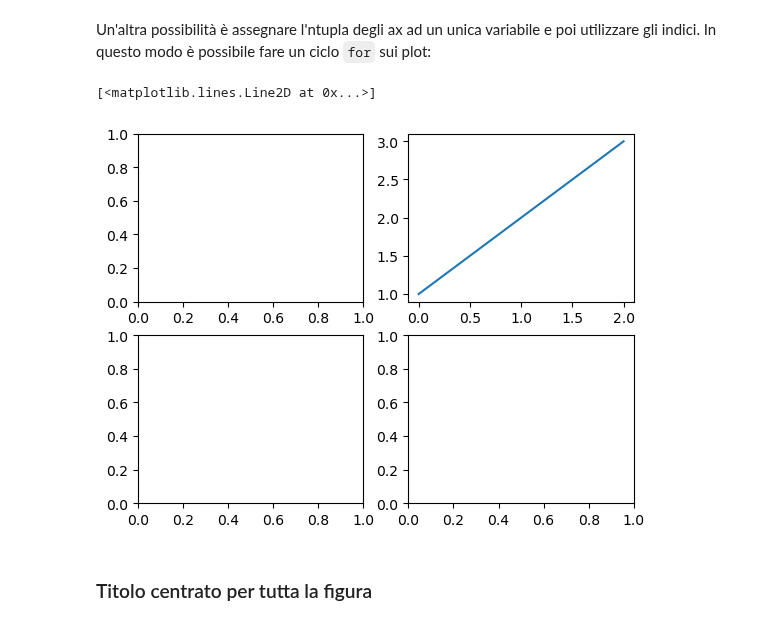
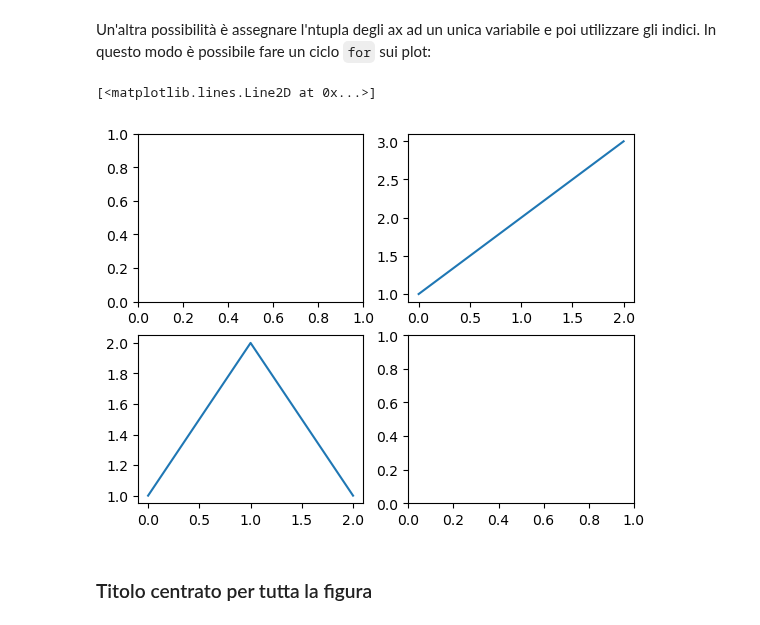
Before and after one commit to mainaezio/TIF_2025_Introduction_to_Python, a Jupyter notebook: ipynb/08_plots.ipynb, the cells around one changed output. Cells and saved outputs as stored; diff of their text form; code cells hidden in the pictures.

```diff
--- a/ipynb/08_plots.ipynb
+++ b/ipynb/08_plots.ipynb
@@ -229,10 +229,12 @@ fig, ((ax1, ax2), (ax3, ax4)) = plt.subplots(nrows=2, ncols=2)
 Un'altra possibilit&agrave; &egrave; assegnare l'ntupla degli ax ad un unica variabile e poi utilizzare gli indici. In questo modo &egrave; possibile fare un ciclo `for` sui plot:
 # %%
 fig1, my_ax = plt.subplots(nrows=2, ncols=2)
-my_ax[0, 1].plot(np.array([1, 2, 3]))
+my_ax[0][1].plot(np.array([1, 2, 3]))
+# oppure
+my_ax[1,0].plot(np.array([1, 2, 1]))
 # %% [output]
 [<matplotlib.lines.Line2D at 0x...>]
-[figure, old version]
+[figure, new version]
 # %% [markdown]
 ### Titolo centrato per tutta la figura
 # %%
```
Also changed, not shown: 1 other file.
